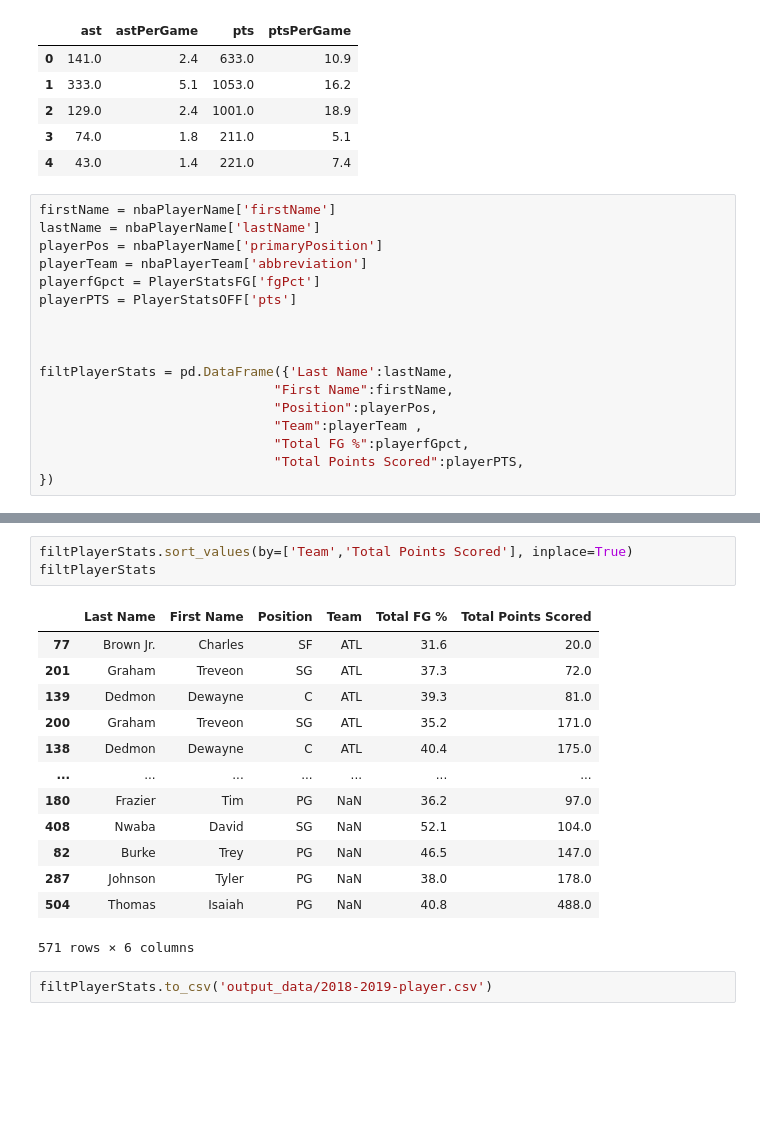
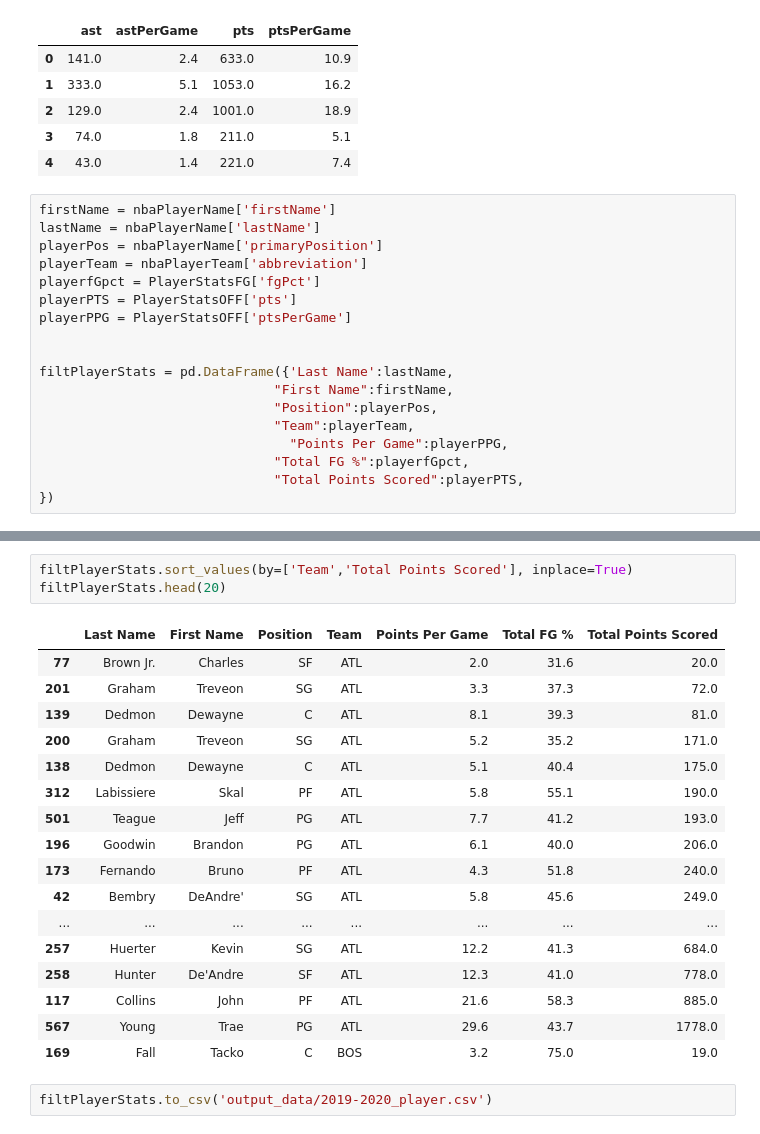
Before and after one commit to Mirgadir/Project1, a Jupyter notebook: 2019-20_playerStats.ipynb, the cells around one changed output, grey strips where cells are left out. Drawn from its saved outputs; the diff is of its cells as text; blank space fills up the shorter version.

Commit message:
updated PPG stats

```diff
--- a/2019-20_playerStats.ipynb
+++ b/2019-20_playerStats.ipynb
@@ -104,13 +104,14 @@ playerPos = nbaPlayerName['primaryPosition']
 playerTeam = nbaPlayerTeam['abbreviation']
 playerfGpct = PlayerStatsFG['fgPct']
 playerPTS = PlayerStatsOFF['pts']
-
+playerPPG = PlayerStatsOFF['ptsPerGame']
 
 
 filtPlayerStats = pd.DataFrame({'Last Name':lastName,
                               "First Name":firstName,
                               "Position":playerPos,
-                              "Team":playerTeam ,
+                              "Team":playerTeam,
+                                "Points Per Game":playerPPG,
                               "Total FG %":playerfGpct,
                               "Total Points Scored":playerPTS,
 })
@@ -133,19 +134,23 @@ filtPlayerStats
 # %%
 filtPlayerStats.sort_values(by=['Team','Total Points Scored'], inplace=True)
-filtPlayerStats
+filtPlayerStats.head(20)
 # %% [output]
-|  | Last Name | First Name | Position | Team | Total FG % | Total Points Scored |
-| 77 | Brown Jr. | Charles | SF | ATL | 31.6 | 20.0 |
-| 201 | Graham | Treveon | SG | ATL | 37.3 | 72.0 |
-| 139 | Dedmon | Dewayne | C | ATL | 39.3 | 81.0 |
-| 200 | Graham | Treveon | SG | ATL | 35.2 | 171.0 |
-| 138 | Dedmon | Dewayne | C | ATL | 40.4 | 175.0 |
-| ... | ... | ... | ... | ... | ... | ... |
-| 180 | Frazier | Tim | PG | NaN | 36.2 | 97.0 |
-| 408 | Nwaba | David | SG | NaN | 52.1 | 104.0 |
-| 82 | Burke | Trey | PG | NaN | 46.5 | 147.0 |
-| 287 | Johnson | Tyler | PG | NaN | 38.0 | 178.0 |
-| 504 | Thomas | Isaiah | PG | NaN | 40.8 | 488.0 |
+|  | Last Name | First Name | Position | Team | Points Per Game | Total FG % | Total Points Scored |
+| 77 | Brown Jr. | Charles | SF | ATL | 2.0 | 31.6 | 20.0 |
+| 201 | Graham | Treveon | SG | ATL | 3.3 | 37.3 | 72.0 |
+| 139 | Dedmon | Dewayne | C | ATL | 8.1 | 39.3 | 81.0 |
+| 200 | Graham | Treveon | SG | ATL | 5.2 | 35.2 | 171.0 |
+| 138 | Dedmon | Dewayne | C | ATL | 5.1 | 40.4 | 175.0 |
+| 312 | Labissiere | Skal | PF | ATL | 5.8 | 55.1 | 190.0 |
+| 501 | Teague | Jeff | PG | ATL | 7.7 | 41.2 | 193.0 |
+| 196 | Goodwin | Brandon | PG | ATL | 6.1 | 40.0 | 206.0 |
+| 173 | Fernando | Bruno | PF | ATL | 4.3 | 51.8 | 240.0 |
+| 42 | Bembry | DeAndre' | SG | ATL | 5.8 | 45.6 | 249.0 |
+| ... | ... | ... | ... | ... | ... | ... | ... |
+| 257 | Huerter | Kevin | SG | ATL | 12.2 | 41.3 | 684.0 |
+| 258 | Hunter | De'Andre | SF | ATL | 12.3 | 41.0 | 778.0 |
+| 117 | Collins | John | PF | ATL | 21.6 | 58.3 | 885.0 |
+| 567 | Young | Trae | PG | ATL | 29.6 | 43.7 | 1778.0 |
+| 169 | Fall | Tacko | C | BOS | 3.2 | 75.0 | 19.0 |
-571 rows × 6 columns
 # %%
-filtPlayerStats.to_csv('output_data/2018-2019-player.csv')
+filtPlayerStats.to_csv('output_data/2019-2020_player.csv')
```
Also changed, not shown: parts of 1 cell of this notebook, 3 other files.
